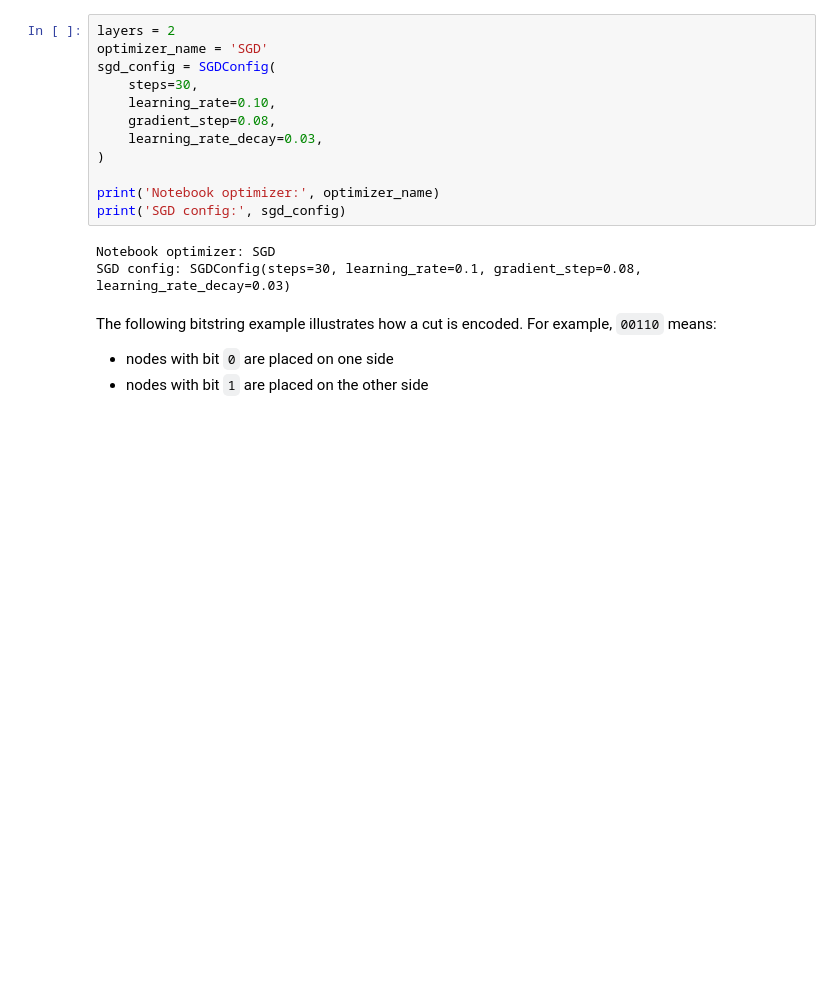
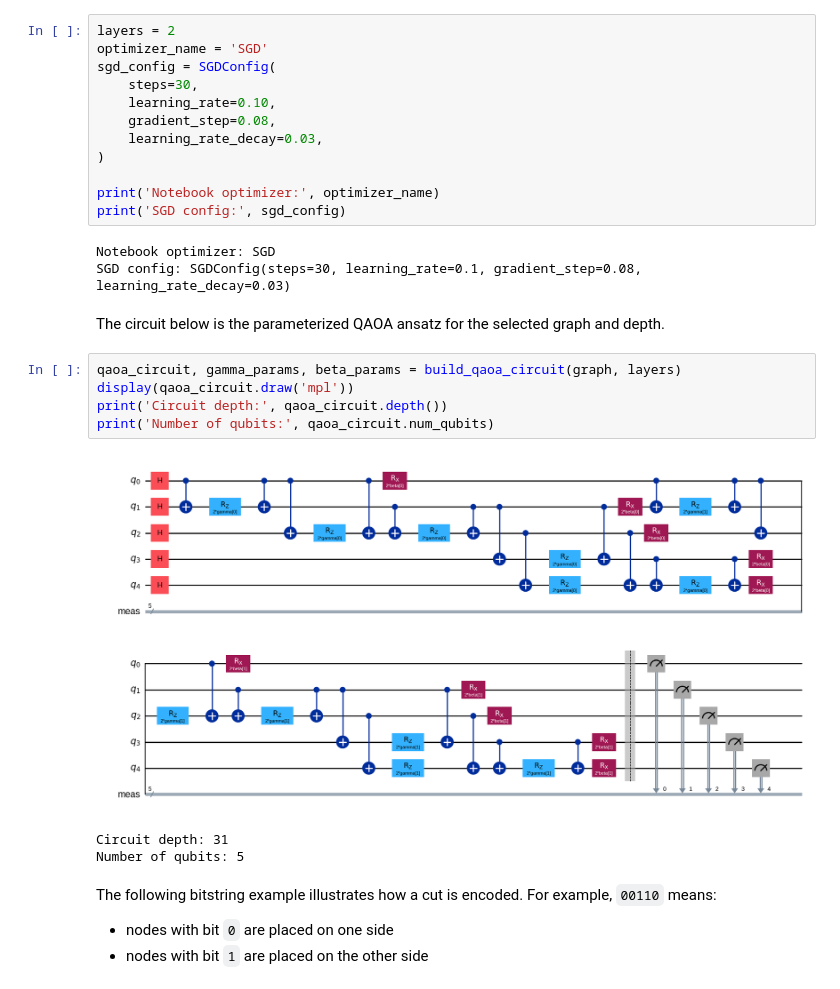
Before and after one commit to ZeddTheGoat/QAOA, a Jupyter notebook: qaoa_maxcut_tutorial.ipynb, the cells around one changed output. Drawn from its saved outputs; the diff is of its cells as text; blank space fills up the shorter version.

Commit message:
Add circuit diagram for qaoa_maxcut_tutorial.ipynb

```diff
--- a/qaoa_maxcut_tutorial.ipynb
+++ b/qaoa_maxcut_tutorial.ipynb
@@ -93,6 +93,17 @@ print('SGD config:', sgd_config)
 # %% [output]
 Notebook optimizer: SGD
 SGD config: SGDConfig(steps=30, learning_rate=0.1, gradient_step=0.08, learning_rate_decay=0.03)
+# %% [markdown]
+The circuit below is the parameterized QAOA ansatz for the selected graph and depth.
+# %%
+qaoa_circuit, gamma_params, beta_params = build_qaoa_circuit(graph, layers)
+display(qaoa_circuit.draw('mpl'))
+print('Circuit depth:', qaoa_circuit.depth())
+print('Number of qubits:', qaoa_circuit.num_qubits)
+# %% [output]
+[figure, added]
+Circuit depth: 31
+Number of qubits: 5
 # %% [markdown]
 The following bitstring example illustrates how a cut is encoded. For example, `00110` means:
 
```
Also changed, not shown: parts of 6 cells of this notebook.
